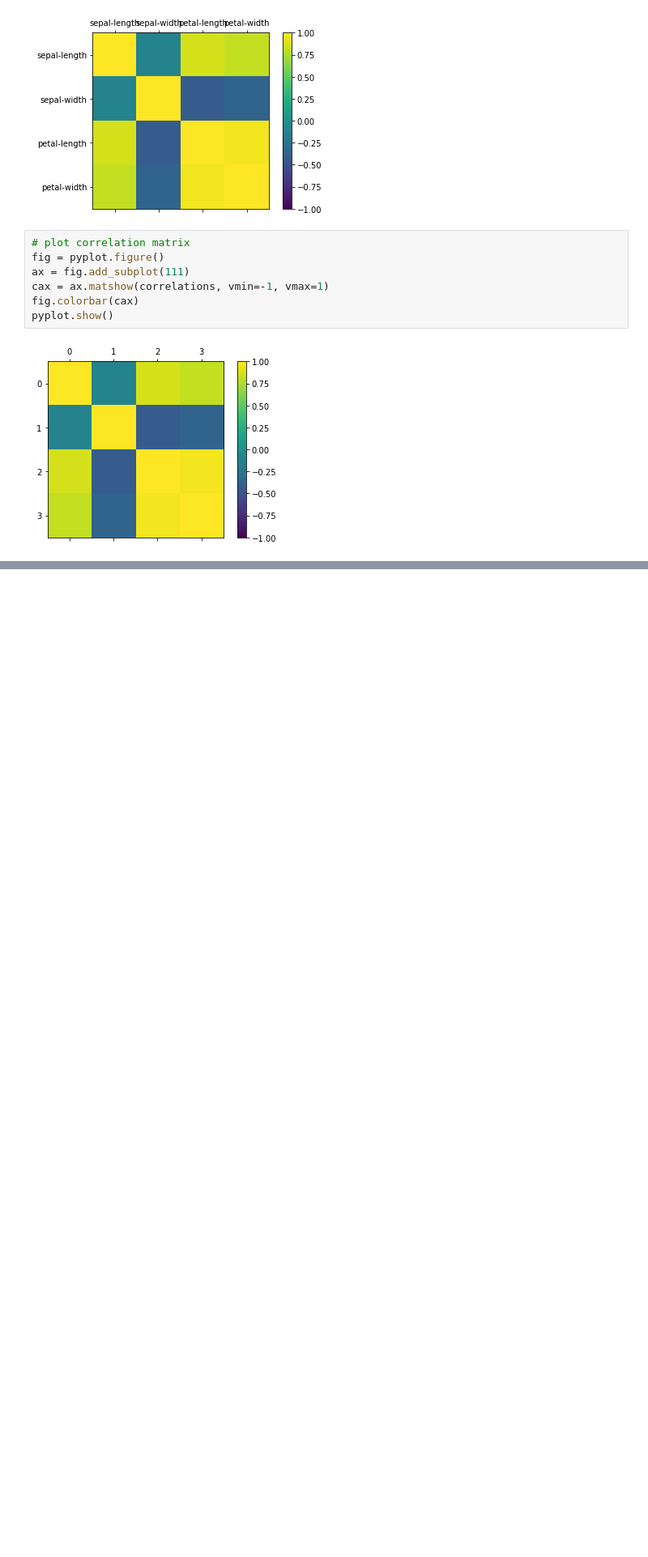
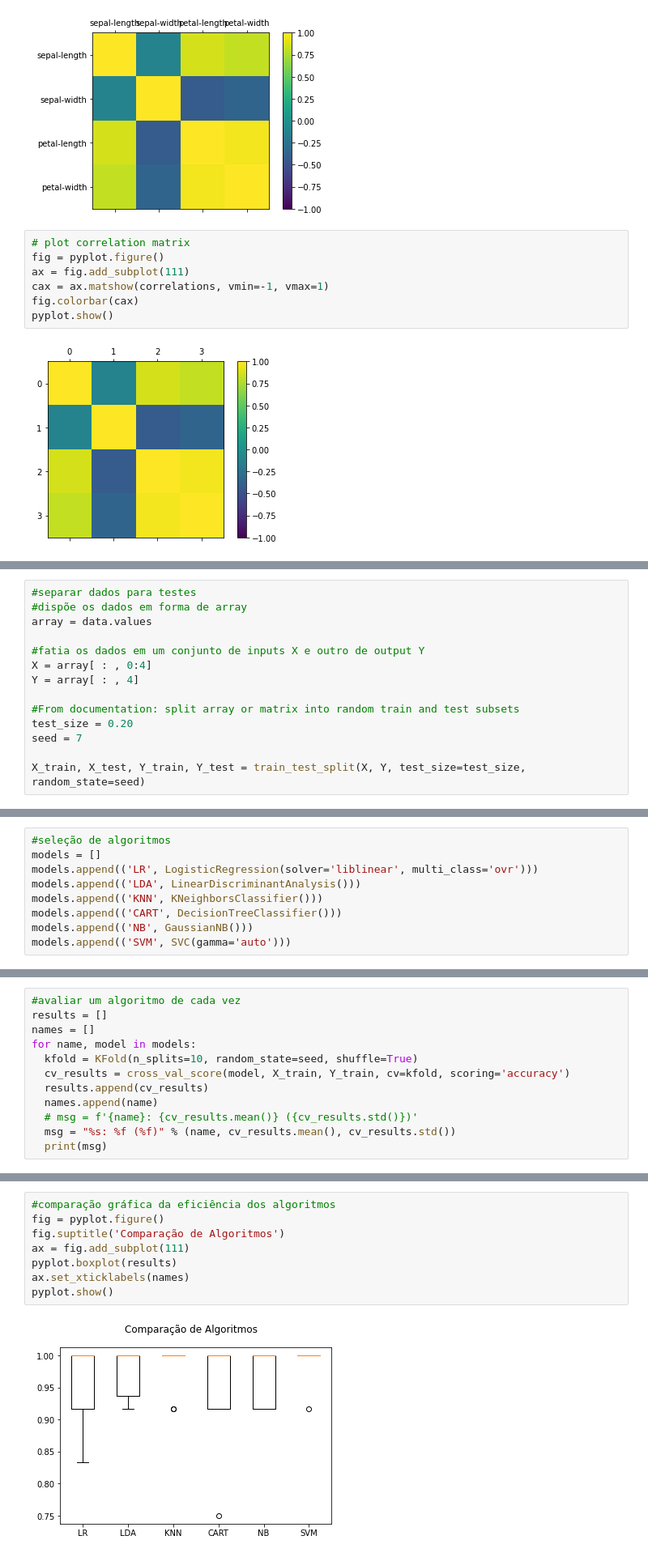
Before and after one commit to dbahiense/MachineLearning, a Jupyter notebook: Iris.ipynb, the cells around one changed output, grey strips where cells are left out. Shown: that part at 81% size. Cells and saved outputs as stored; diff of their text form; blank space fills up the shorter version.

```diff
--- a/Iris.ipynb
+++ b/Iris.ipynb
@@ -240,0 +246,14 @@ Por isso não necessita nenhuma preparação de dados.
+# %%
+#separar dados para testes
+#dispõe os dados em forma de array
+array = data.values
+
+#fatia os dados em um conjunto de inputs X e outro de output Y
+X = array[ : , 0:4]
+Y = array[ : , 4]
+
+#From documentation: split array or matrix into random train and test subsets
+test_size = 0.20
+seed = 7
+
+X_train, X_test, Y_train, Y_test = train_test_split(X, Y, test_size=test_size, random_state=seed)
@@ -242,0 +279,9 @@ Por isso não necessita nenhuma preparação de dados.
+# %%
+#seleção de algoritmos
+models = []
+models.append(('LR', LogisticRegression(solver='liblinear', multi_class='ovr')))
+models.append(('LDA', LinearDiscriminantAnalysis()))
+models.append(('KNN', KNeighborsClassifier()))
+models.append(('CART', DecisionTreeClassifier()))
+models.append(('NB', GaussianNB()))
+models.append(('SVM', SVC(gamma='auto')))
@@ -242,0 +295,12 @@ Por isso não necessita nenhuma preparação de dados.
+# %%
+#avaliar um algoritmo de cada vez
+results = []
+names = []
+for name, model in models:
+  kfold = KFold(n_splits=10, random_state=seed, shuffle=True)
+  cv_results = cross_val_score(model, X_train, Y_train, cv=kfold, scoring='accuracy')
+  results.append(cv_results)
+  names.append(name)
+  # msg = f'{name}: {cv_results.mean()} ({cv_results.std()})'
+  msg = "%s: %f (%f)" % (name, cv_results.mean(), cv_results.std())
+  print(msg)
@@ -242,0 +316,10 @@ Por isso não necessita nenhuma preparação de dados.
+# %%
+#comparação gráfica da eficiência dos algoritmos
+fig = pyplot.figure()
+fig.suptitle('Comparação de Algoritmos')
+ax = fig.add_subplot(111)
+pyplot.boxplot(results)
+ax.set_xticklabels(names)
+pyplot.show()
+# %% [output]
+[figure, added]
```
Also changed, not shown: parts of 80 cells of this notebook.
